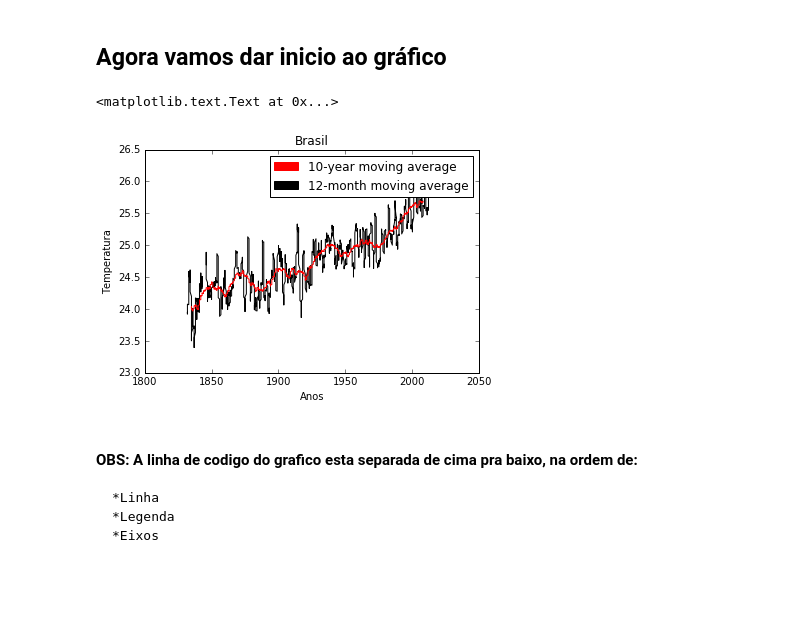
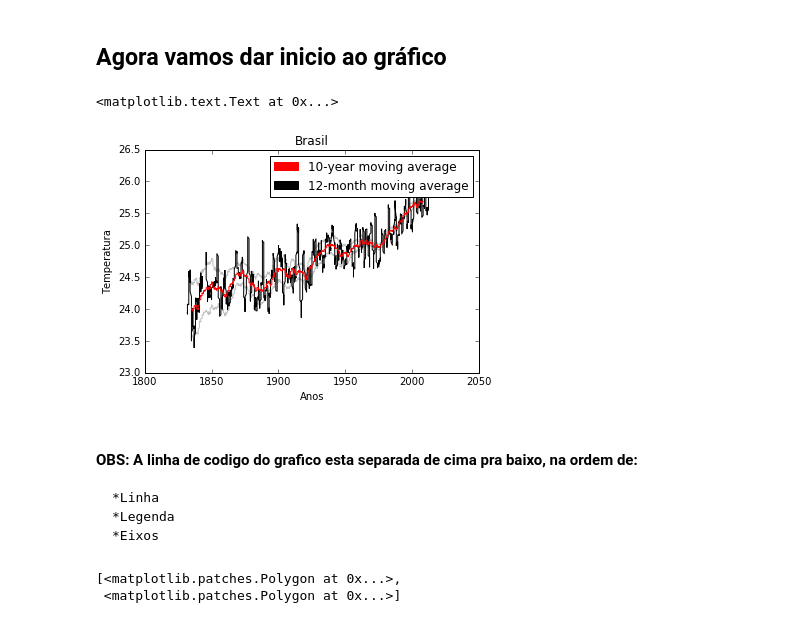
Before and after one commit to mat-esp-2016/python-1-gnt2, a Jupyter notebook: Python.ipynb, the cells around one changed output. Drawn from its saved outputs; the diff is of its cells as text; code cells hidden in the pictures; blank space fills up the shorter version.

```diff
--- a/Python.ipynb
+++ b/Python.ipynb
@@ -62,19 +62,21 @@ print (np.nanmean (anomaly_ano))
 # %% [markdown]
 ## Agora vamos dar inicio ao gráfico
 # %%
+plt.plot (anos, ((25 + anomaly_10anos) + unc_10anos), c = "#C0C0C0")
+plt.plot (anos, ((25 + anomaly_10anos) - unc_10anos), c = "#C0C0C0")
 plt.plot (anos, 25 + anomaly_ano,c = "#000000")
-plt.plot (anos, (25 + anomaly_10anos), c = "red")
+plt.plot (anos, 25 + anomaly_10anos, c = "red")
 
 black_patch = mpatches.Patch(color='#000000', label='12-month moving average')
 red_patch = mpatches.Patch(color='red', label='10-year moving average')
 plt.legend(handles=[red_patch, black_patch])
 
 plt.xlabel ("Anos")
 plt.ylabel ("Temperatura")
 plt.title("Brasil")
 # %% [output]
 <matplotlib.text.Text at 0x...>
-[figure, old version]
+[figure, new version]
 # %% [markdown]
 #### OBS: A linha de codigo do grafico esta separada de cima pra baixo, na ordem de:
     *Linha
@@ -82,0 +88,5 @@ plt.title("Brasil")
+# %%
+ax.fill (anos, x, 'g', anos, y, 'r')
+# %% [output]
+[<matplotlib.patches.Polygon at 0x...>,
+ <matplotlib.patches.Polygon at 0x...>]
```
Also changed, not shown: parts of 2 cells of this notebook.
